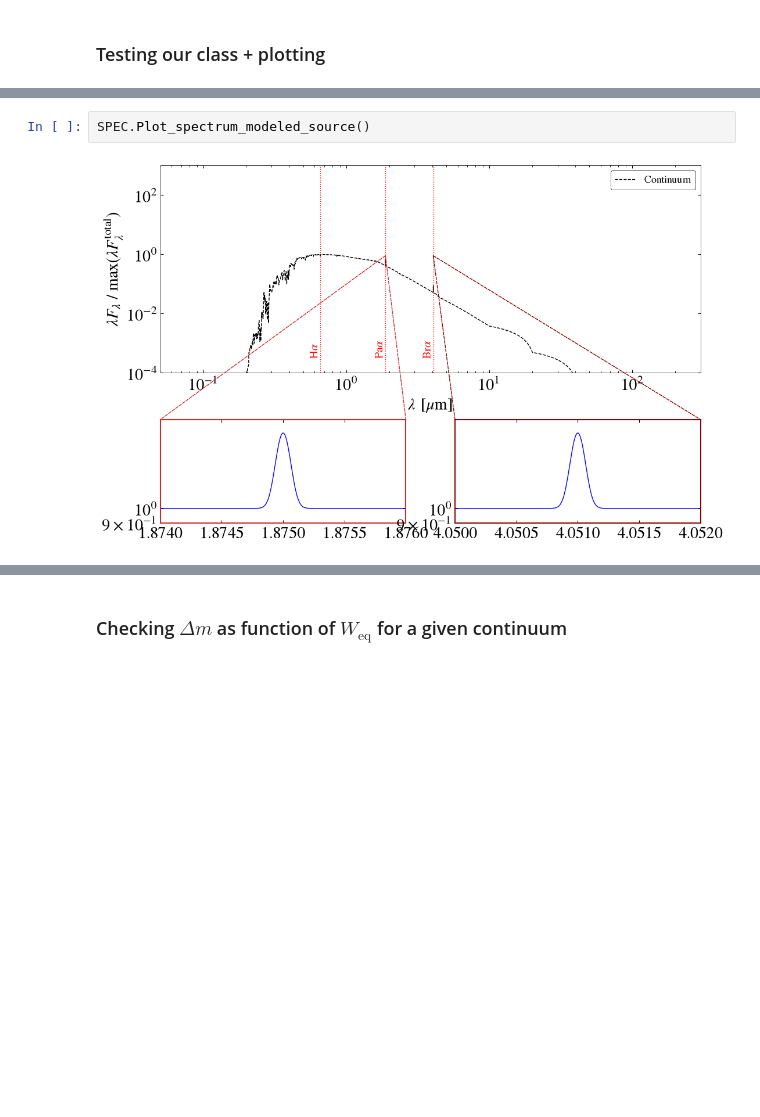
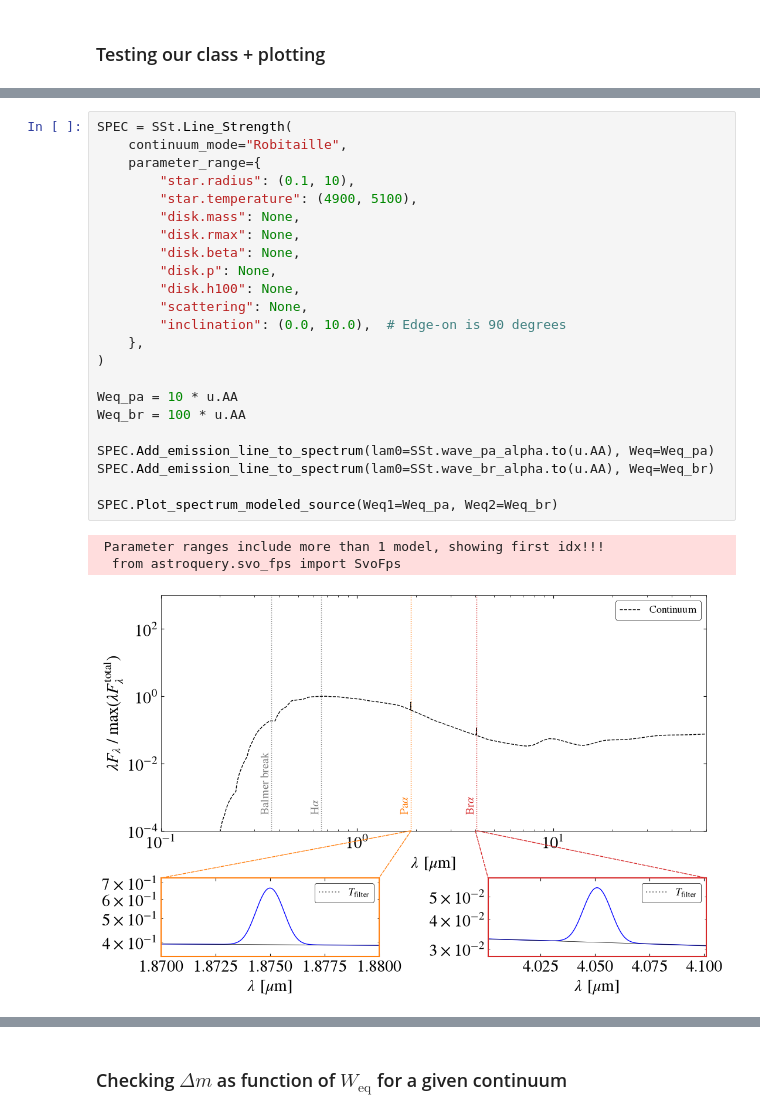
Before and after one commit to LukaSlagter/STRW-MSC, a Jupyter notebook: Continuum_emission_models/Synphot/Estimating_line_strengths.ipynb, the cells around one changed output, grey strips where cells are left out. Drawn from its saved outputs; the diff is of its cells as text; blank space fills up the shorter version.

Commit message:
Robitaille readin works

```diff
--- a/Continuum_emission_models/Synphot/Estimating_line_strengths.ipynb
+++ b/Continuum_emission_models/Synphot/Estimating_line_strengths.ipynb
@@ -50,4 +55,27 @@ SPEC.Add_emission_line_to_spectrum(
 # %%
-SPEC.Plot_spectrum_modeled_source()
+SPEC = SSt.Line_Strength(
+    continuum_mode="Robitaille",
+    parameter_range={
+        "star.radius": (0.1, 10),
+        "star.temperature": (4900, 5100),
+        "disk.mass": None,
+        "disk.rmax": None,
+        "disk.beta": None,
+        "disk.p": None,
+        "disk.h100": None,
+        "scattering": None,
+        "inclination": (0.0, 10.0),  # Edge-on is 90 degrees
+    },
+)
+
+Weq_pa = 10 * u.AA
+Weq_br = 100 * u.AA
+
+SPEC.Add_emission_line_to_spectrum(lam0=SSt.wave_pa_alpha.to(u.AA), Weq=Weq_pa)
+SPEC.Add_emission_line_to_spectrum(lam0=SSt.wave_br_alpha.to(u.AA), Weq=Weq_br)
+
+SPEC.Plot_spectrum_modeled_source(Weq1=Weq_pa, Weq2=Weq_br)
 # %% [output]
+ Parameter ranges include more than 1 model, showing first idx!!!
+  from astroquery.svo_fps import SvoFps
-[figure, old version]
+[figure, new version]
```
Also changed, not shown: parts of 6 cells of this notebook, 11 other files.
